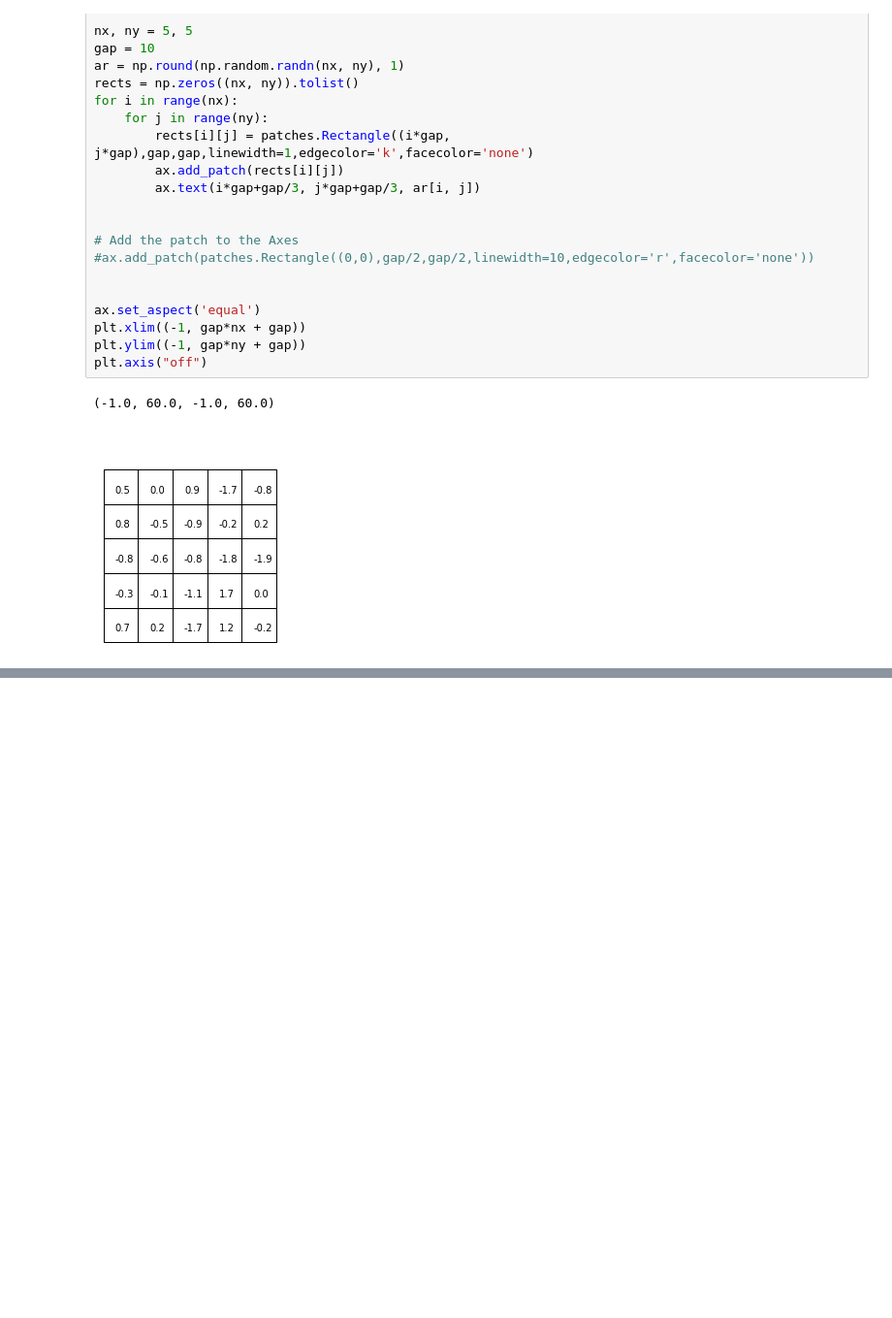
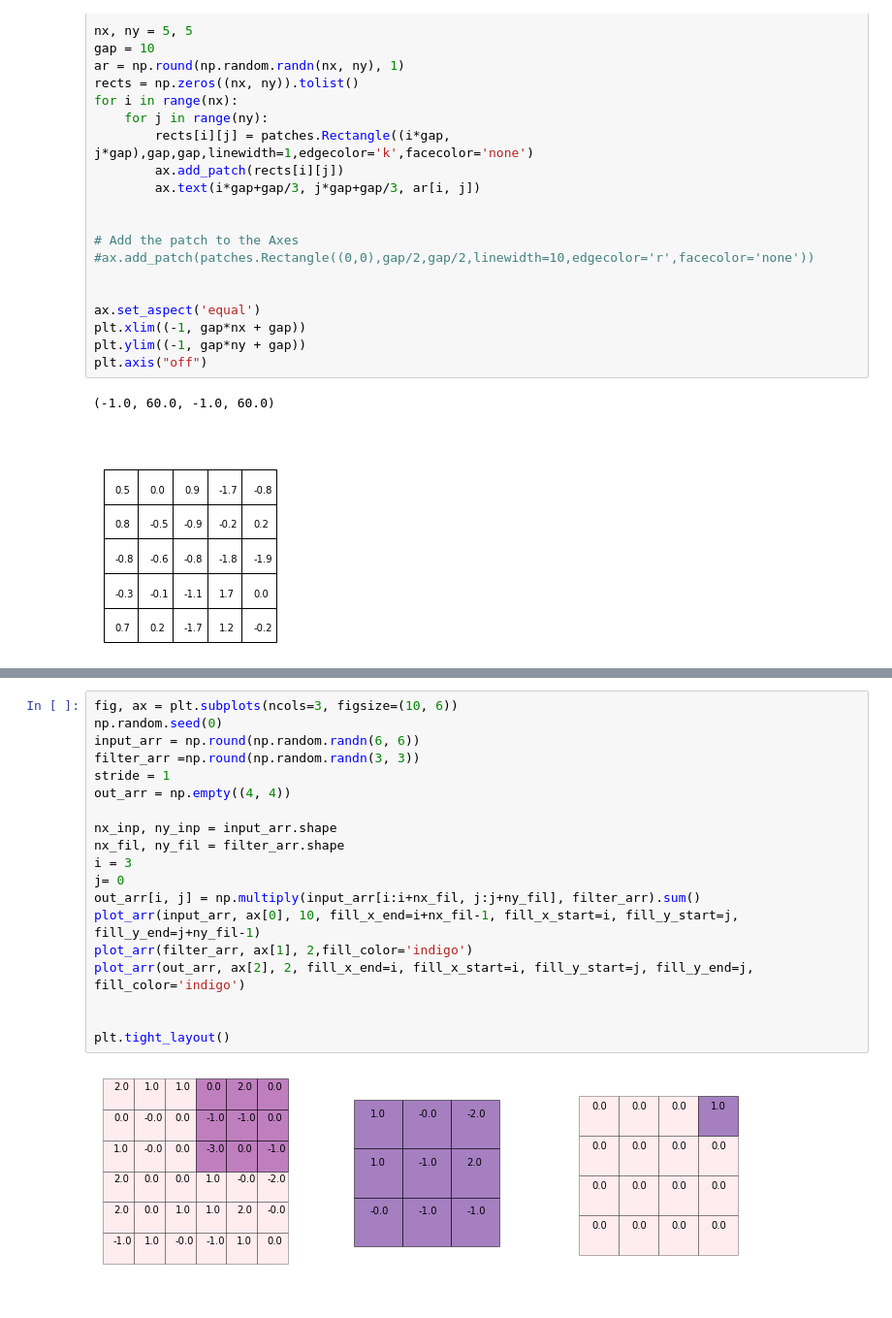
Before and after one commit to utsav4489/blog, a Jupyter notebook: _notebooks/2020-03-10-convolution.ipynb, the cells around one changed output, grey strips where cells are left out. Shown at 97% size. Drawn from its saved outputs; the diff is of its cells as text; blank space fills up the shorter version.

```diff
--- a/_notebooks/2020-03-10-convolution.ipynb
+++ b/_notebooks/2020-03-10-convolution.ipynb
@@ -58,0 +88,21 @@ plot_arr(np.round(np.random.randn(3, 3)), ax, 4)
+# %%
+fig, ax = plt.subplots(ncols=3, figsize=(10, 6))
+np.random.seed(0)
+input_arr = np.round(np.random.randn(6, 6))
+filter_arr =np.round(np.random.randn(3, 3))
+stride = 1
+out_arr = np.empty((4, 4))
+
+nx_inp, ny_inp = input_arr.shape
+nx_fil, ny_fil = filter_arr.shape
+i = 3
+j= 0
+out_arr[i, j] = np.multiply(input_arr[i:i+nx_fil, j:j+ny_fil], filter_arr).sum()
+plot_arr(input_arr, ax[0], 10, fill_x_end=i+nx_fil-1, fill_x_start=i, fill_y_start=j, fill_y_end=j+ny_fil-1)
+plot_arr(filter_arr, ax[1], 2,fill_color='indigo')
+plot_arr(out_arr, ax[2], 2, fill_x_end=i, fill_x_start=i, fill_y_start=j, fill_y_end=j, fill_color='indigo')
+
+
+plt.tight_layout()
+# %% [output]
+[figure, added]
```
Also changed, not shown: parts of 4 cells of this notebook, 1 other file.
